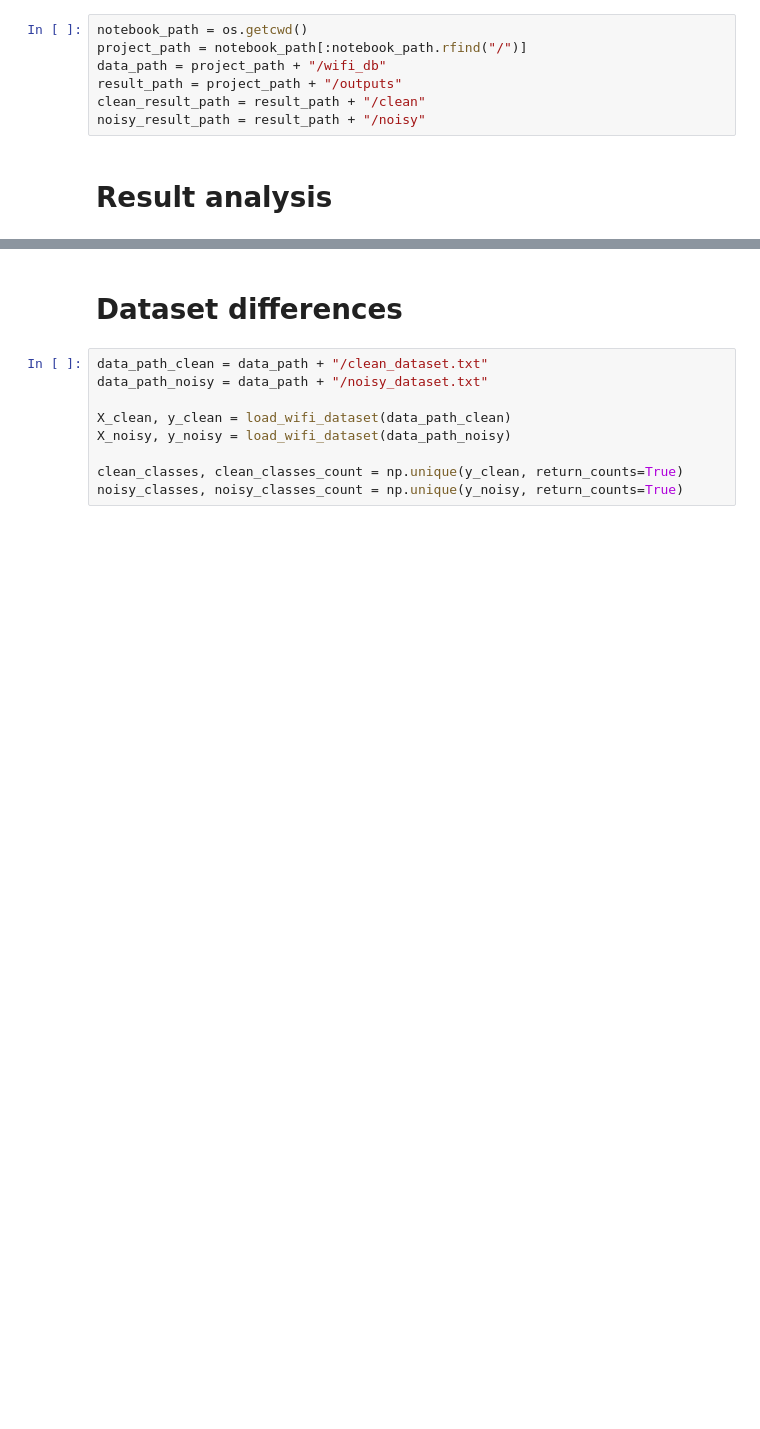
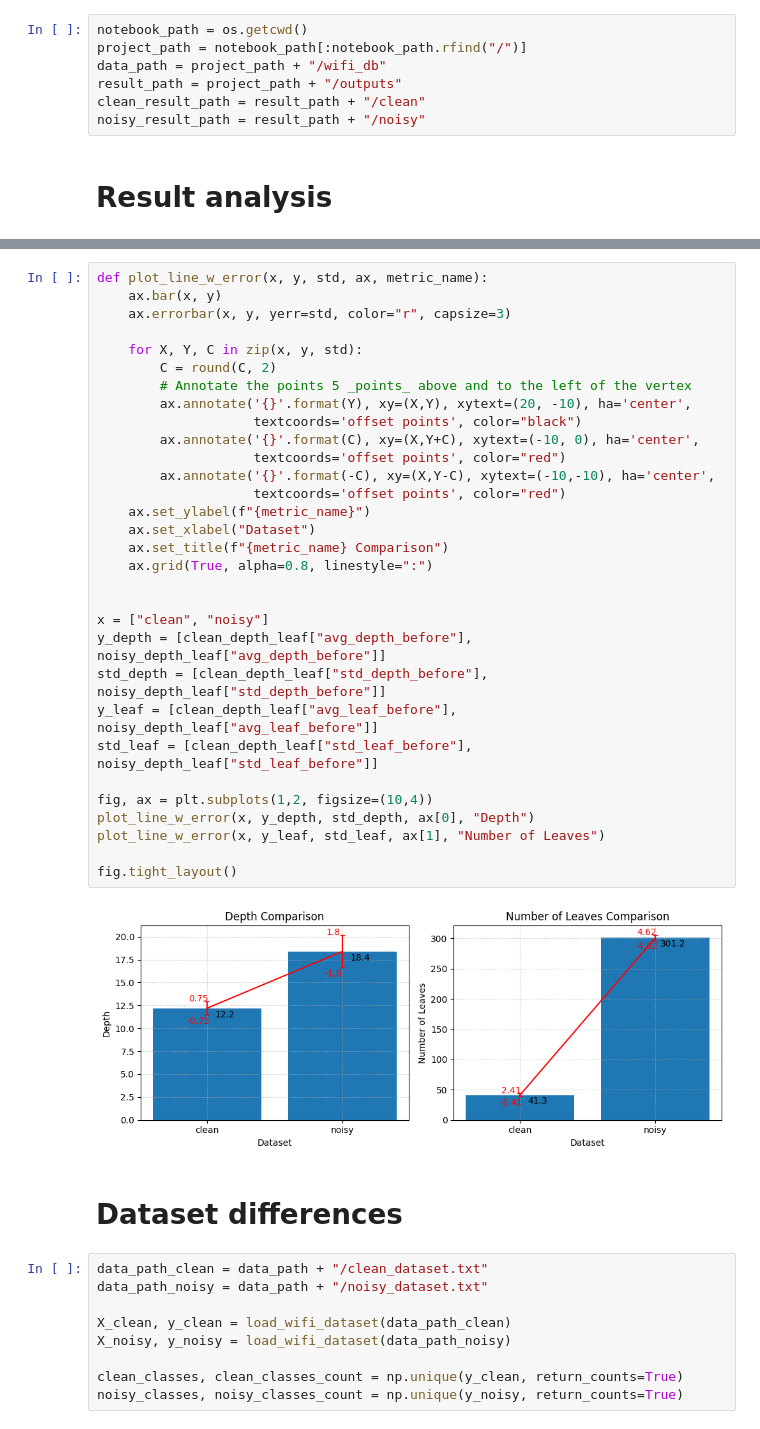
Before and after one commit to amin-abualhassan/intro2ml-cw1, a Jupyter notebook: dt_coursework/analytics.ipynb, the cells around one changed output, grey strips where cells are left out. Drawn from its saved outputs; the diff is of its cells as text; blank space fills up the shorter version.

```diff
--- a/dt_coursework/analytics.ipynb
+++ b/dt_coursework/analytics.ipynb
@@ -162,3 +181,36 @@ Clean : Noisy   : 21.083%
+# %%
+def plot_line_w_error(x, y, std, ax, metric_name):
+    ax.bar(x, y)
+    ax.errorbar(x, y, yerr=std, color="r", capsize=3)
+
+    for X, Y, C in zip(x, y, std):
+        C = round(C, 2)
+        # Annotate the points 5 _points_ above and to the left of the vertex
+        ax.annotate('{}'.format(Y), xy=(X,Y), xytext=(20, -10), ha='center',
+                    textcoords='offset points', color="black")
+        ax.annotate('{}'.format(C), xy=(X,Y+C), xytext=(-10, 0), ha='center',
+                    textcoords='offset points', color="red")
+        ax.annotate('{}'.format(-C), xy=(X,Y-C), xytext=(-10,-10), ha='center',
+                    textcoords='offset points', color="red")
+    ax.set_ylabel(f"{metric_name}")
+    ax.set_xlabel("Dataset")
+    ax.set_title(f"{metric_name} Comparison")
+    ax.grid(True, alpha=0.8, linestyle=":")
+
+
+x = ["clean", "noisy"]
+y_depth = [clean_depth_leaf["avg_depth_before"], noisy_depth_leaf["avg_depth_before"]]
+std_depth = [clean_depth_leaf["std_depth_before"], noisy_depth_leaf["std_depth_before"]]
+y_leaf = [clean_depth_leaf["avg_leaf_before"], noisy_depth_leaf["avg_leaf_before"]]
+std_leaf = [clean_depth_leaf["std_leaf_before"], noisy_depth_leaf["std_leaf_before"]]
+
+fig, ax = plt.subplots(1,2, figsize=(10,4))
+plot_line_w_error(x, y_depth, std_depth, ax[0], "Depth")
+plot_line_w_error(x, y_leaf, std_leaf, ax[1], "Number of Leaves")
+
+fig.tight_layout()
+# %% [output]
+[figure, added]
 # %% [markdown]
 # Dataset differences
 # %%
```
Also changed, not shown: parts of 8 cells of this notebook, 3 other files.
